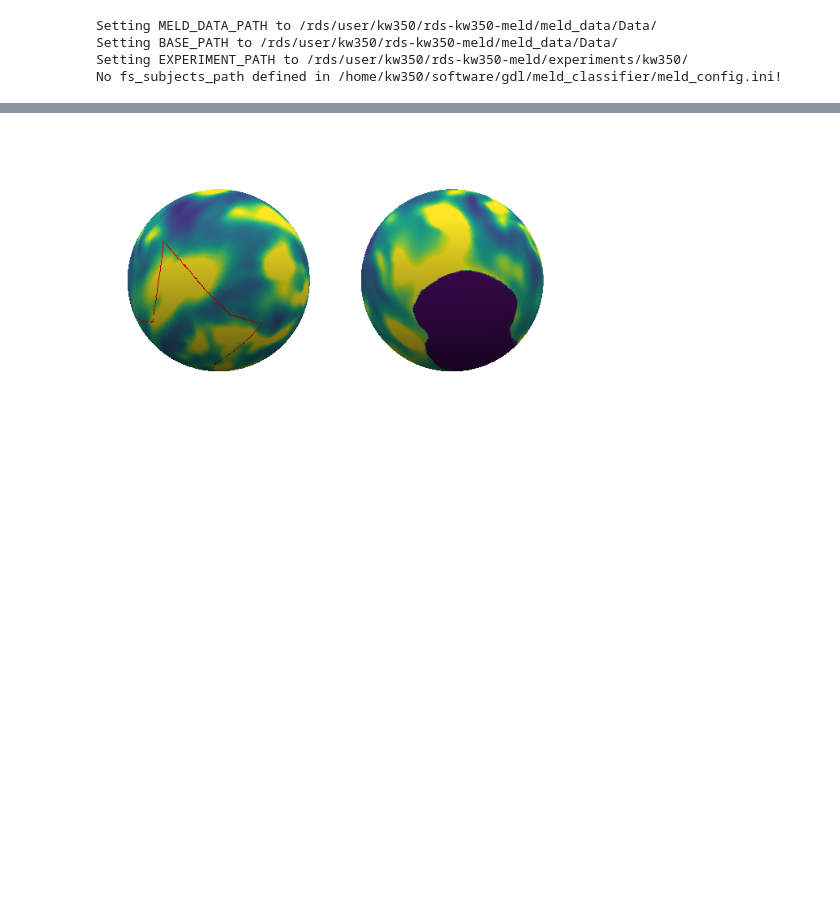
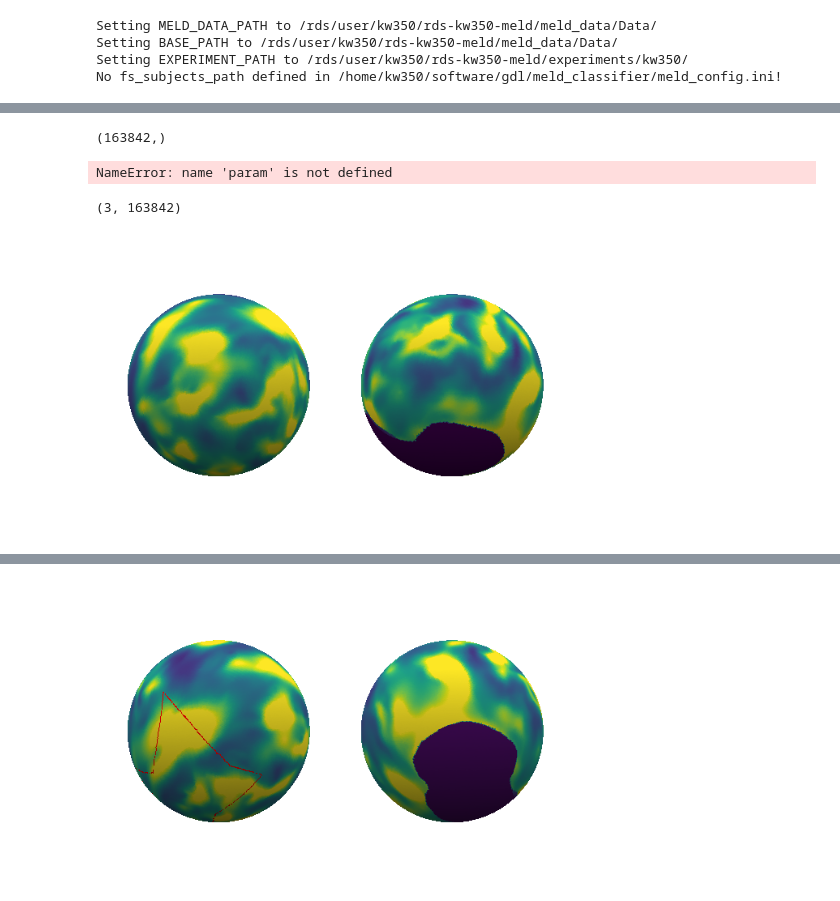
Before and after one commit to MELDProject/meld_graph, a Jupyter notebook: notebooks/augment_transform_test.ipynb, the cells around one changed output, grey strips where cells are left out. Saved outputs shown, nothing was run; the diff lists cells and outputs as text; code cells hidden in the pictures; blank space fills up the shorter version.

```diff
--- a/notebooks/augment_transform_test.ipynb
+++ b/notebooks/augment_transform_test.ipynb
@@ -108,13 +127,23 @@ INFO:meld_graph.data_preprocessing:Z-scoring data for MELD_H4_3T_FCD_0011
+# %%
+dset=dataset.get(0)
+# %% [output]
+(163842,)
 # %%
 params = config.data_parameters
-params['augment_data'] = {'spinning': {'p': 0.2, 'file': 'data/spinning/spinning_ico7_10.npy'},
- 'warping': {'p': 0.2, 'file': 'data/warping/warping_ico7_10.npy'},
+params['augment_data'] = {'spinning': {'p': 0.2, 'file': 'data/spinning/spinning_ico7_10_nearest.npy'},
+ 'warping': {'p': 0.2, 'file': 'data/warping/warping_ico7_10_nearest.npy'},
  'noise': {'p': 0.15},
  'blur': {'p': 0.2},
  'brightness': {'p': 0.15},
  'contrast': {'p': 0.15},
  'low_res': {'p': 0.25},
  'gamma': {'p': 0.15},
- 'flipping': {'p': 0.5, 'file': 'data/flipping/flipping_ico7_3.npy'}}
+ 'flipping': {'p': 0.5, 'file': 'data/flipping/flipping_ico7_3_nearest.npy'}}
+# %% [output]
+NameError: name 'param' is not defined
+# %%
+np.load('../data/flipping/flipping_ico7_3_nearest.npy').shape
+# %% [output]
+(3, 163842)
 # %%
 augment = Augment(params['augment_data'])
@@ -120,0 +154,13 @@ augment = Augment(params['augment_data'])
+# %%
+dset=dataset.get(0)
+features_subj=dset['x'][:,0].numpy()
+labels_subj=dset['y'].numpy()
+msp.plot_surf(ico_ini['coords'],
+              ico_ini['faces'],
+              features_subj, parcel=labels_subj,
+              filled_parcels=False,parcel_cmap={1:[1,0,0,0]},
+              colorbar=False, rotate=[90,270],
+                  vmin=-2,vmax=2
+                 );
+# %% [output]
+[figure, added]
```
Also changed, not shown: parts of 7 cells of this notebook, 12 other files.
